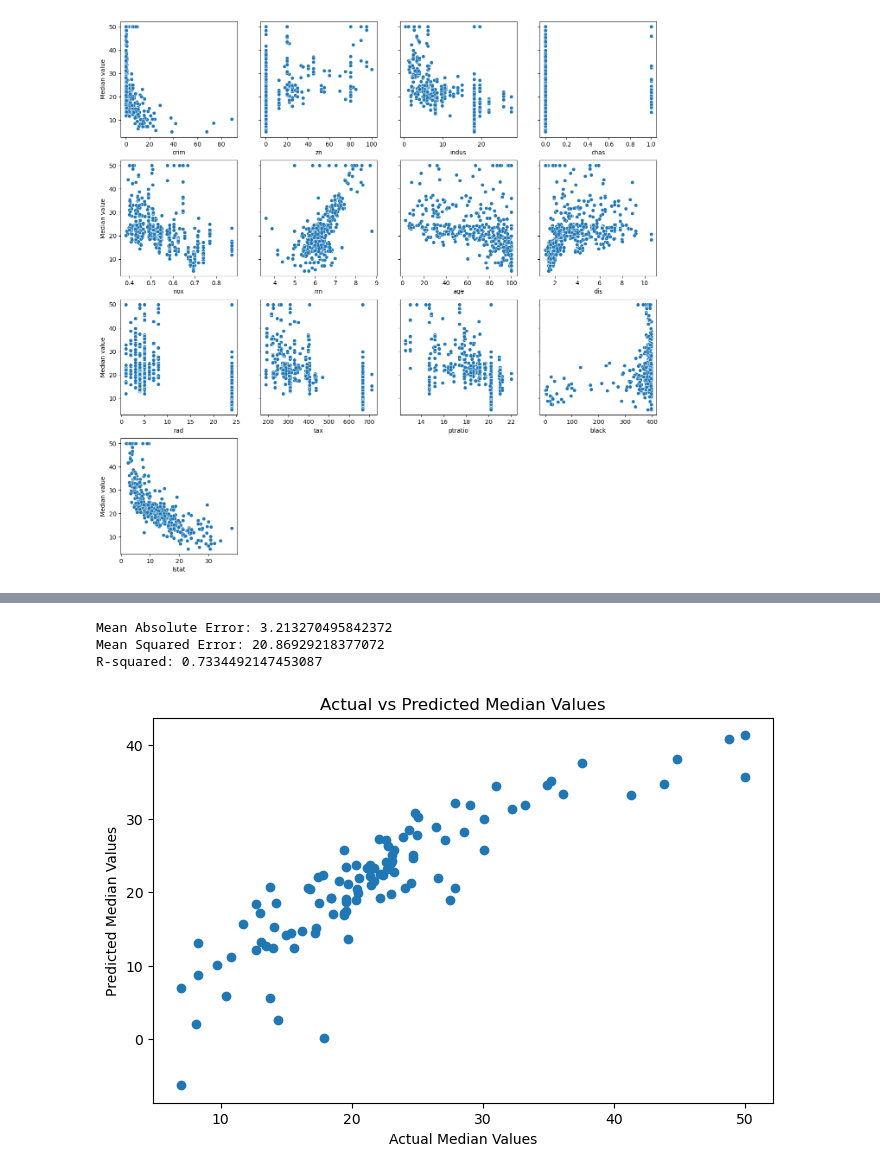
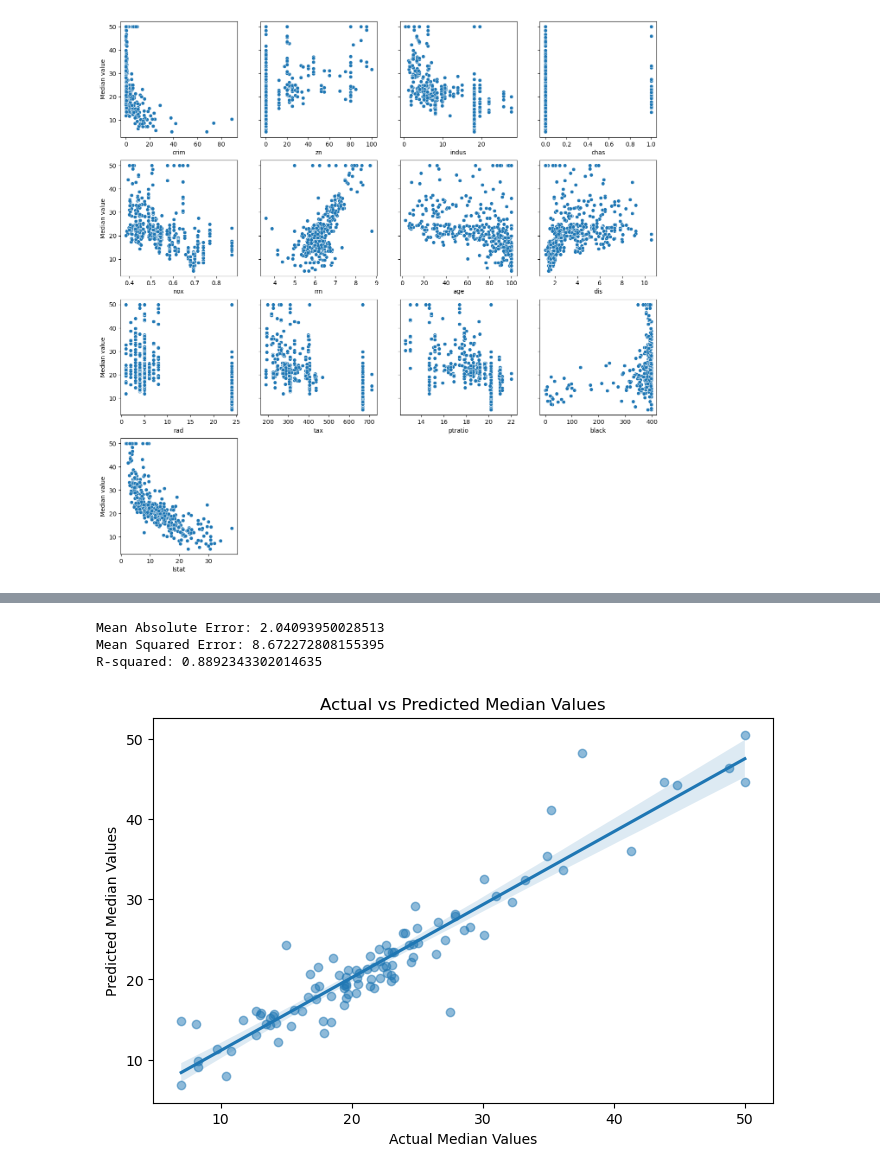
Before and after one commit to yemigabriel/Housing_Price_Prediction, a Jupyter notebook: housing_price_prediction.ipynb, the cells around one changed output, grey strips where cells are left out. Drawn from its saved outputs; the diff is of its cells as text; code cells hidden in the pictures.

Commit message:
replace linear regressor with xgboost regressor

```diff
--- a/housing_price_prediction.ipynb
+++ b/housing_price_prediction.ipynb
@@ -138,0 +130,4 @@ LinearRegression()
+# %%
+# model = LinearRegression()
+model = XGBRegressor(n_estimators=100, learning_rate=0.1, max_depth=3, random_state=42)
+model.fit(X_train, Y_train)
@@ -147,16 +154,16 @@ print("Mean Absolute Error:", mae)
 print("Mean Squared Error:", mse)
 print("R-squared:", r2)
 # %% [output]
-Mean Absolute Error: 3.213270495842372
-Mean Squared Error: 20.86929218377072
-R-squared: 0.7334492147453087
+Mean Absolute Error: 2.04093950028513
+Mean Squared Error: 8.672272808155395
+R-squared: 0.8892343302014635
 # %%
 
 plt.figure(figsize=(8, 5))
-plt.scatter(x=Y_test, y=y_pred)
+sns.regplot(x=Y_test, y=y_pred, scatter_kws={'alpha':0.5})
 plt.xlabel("Actual Median Values")
 plt.ylabel("Predicted Median Values")
 plt.title("Actual vs Predicted Median Values")
 plt.show()
 # %% [output]
-[figure, old version]
+[figure, new version]
```
Also changed, not shown: parts of 4 cells of this notebook.
